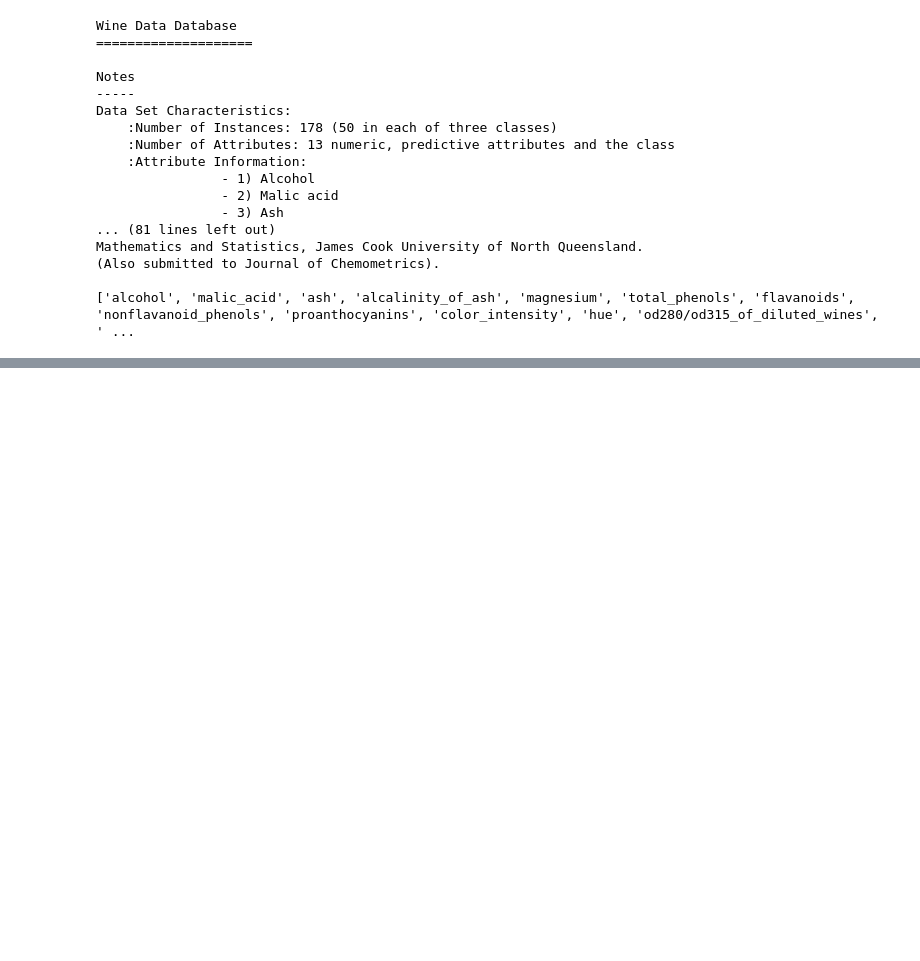
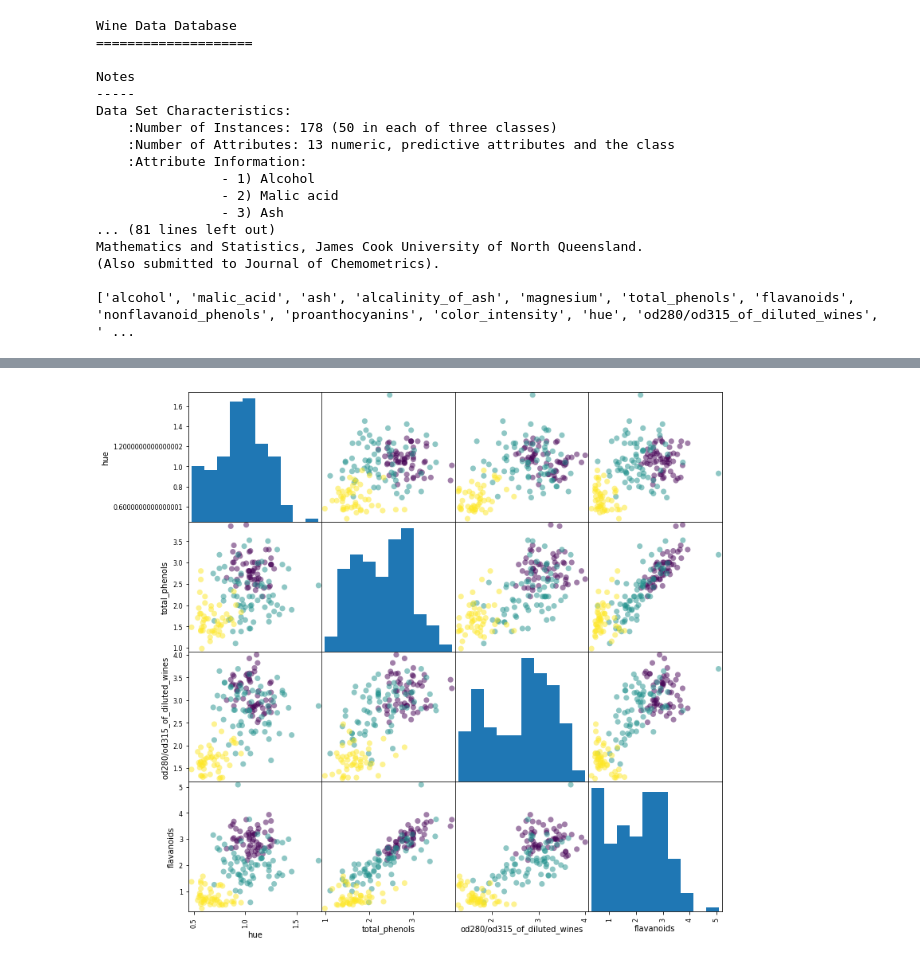
Before and after one commit to qu1sta/sklearn_samples, a Jupyter notebook: dimensionalityreduction.ipynb, the cells around one changed output, grey strips where cells are left out. Drawn from its saved outputs; the diff is of its cells as text; code cells hidden in the pictures; blank space fills up the shorter version.

```diff
--- a/dimensionalityreduction.ipynb
+++ b/dimensionalityreduction.ipynb
@@ -114,0 +92,9 @@ KeyError: 'proline'
+# %%
+# padnasの散布図作成機能のimport
+from pandas.plotting import scatter_matrix
+
+# 相関が強そうな項目を可視化
+scatter_matrix(df_X.loc[:,['hue', 'total_phenols',"od280/od315_of_diluted_wines","flavanoids"]], figsize=(12,12), s=200, c=df_y.values.reshape(-1))
+plt.show()
+# %% [output]
+[figure, added]
```
Also changed, not shown: parts of 25 cells of this notebook.
